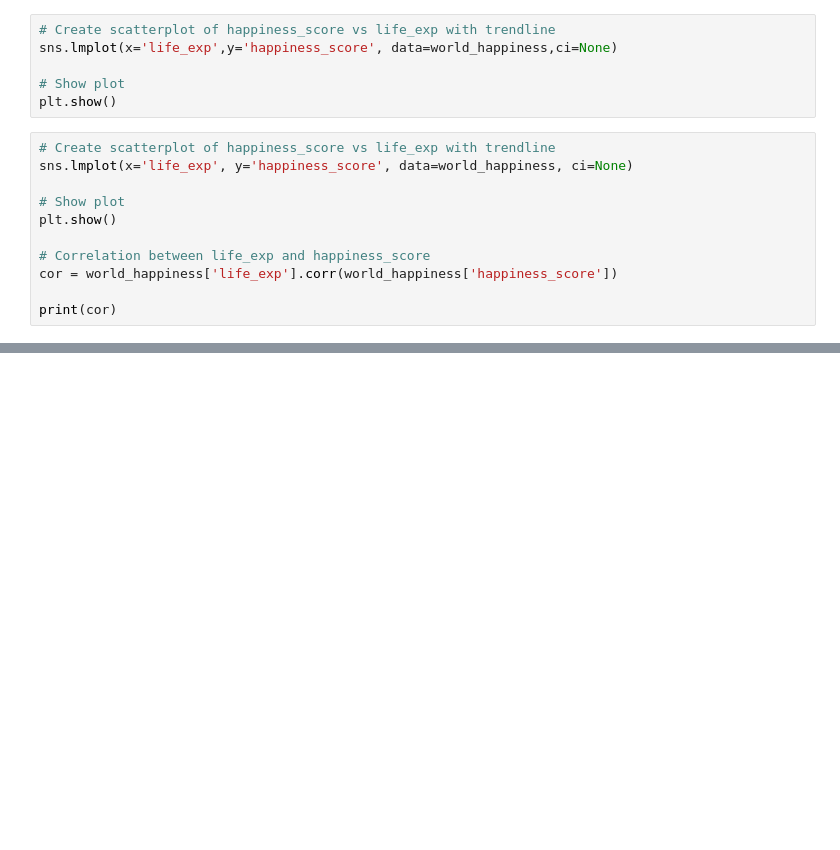
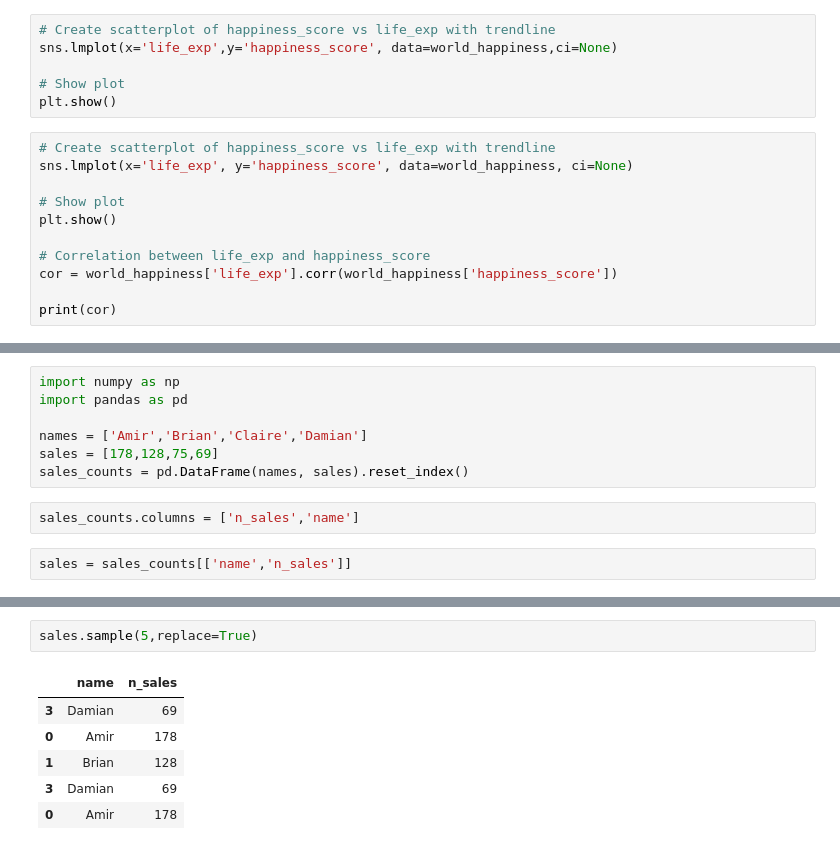
Before and after one commit to ecuerbo/pyprac, a Jupyter notebook: datacamp/stats.ipynb, the cells around one changed output, grey strips where cells are left out. Saved outputs shown, nothing was run; the diff lists cells and outputs as text; blank space fills up the shorter version.

```diff
--- a/datacamp/stats.ipynb
+++ b/datacamp/stats.ipynb
@@ -471,0 +472,11 @@ print(cor)
+# %%
+import numpy as np
+import pandas as pd
+
+names = ['Amir','Brian','Claire','Damian']
+sales = [178,128,75,69]
+sales_counts = pd.DataFrame(names, sales).reset_index()
+# %%
+sales_counts.columns = ['n_sales','name']
+# %%
+sales = sales_counts[['name','n_sales']]
@@ -471,0 +495,9 @@ print(cor)
+# %%
+sales.sample(5,replace=True)
+# %% [output]
+|  | name | n_sales |
+| 3 | Damian | 69 |
+| 0 | Amir | 178 |
+| 1 | Brian | 128 |
+| 3 | Damian | 69 |
+| 0 | Amir | 178 |
```
Also changed, not shown: parts of 3 cells of this notebook, 4 other files.
